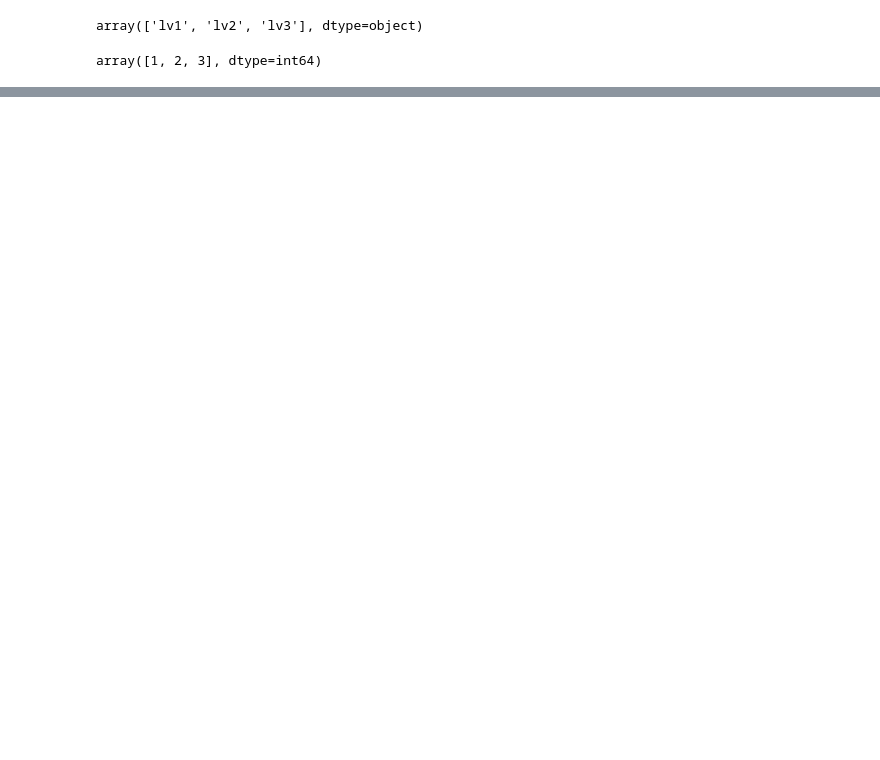
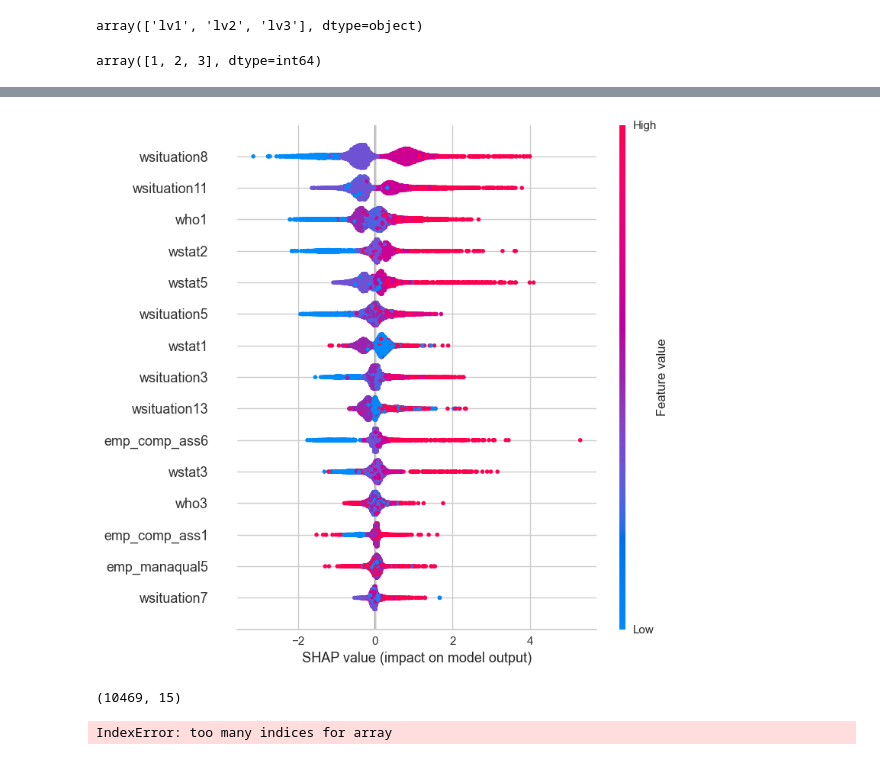
Before and after one commit to momoT2/2-project, a Jupyter notebook: Gradient Boosting.ipynb, the cells around one changed output, grey strips where cells are left out. Saved outputs shown, nothing was run; the diff lists cells and outputs as text; code cells hidden in the pictures; blank space fills up the shorter version.

```diff
--- a/Gradient Boosting.ipynb
+++ b/Gradient Boosting.ipynb
@@ -182,0 +266,8 @@ best = compare_models(fold=10, sort='AUC')
+# %%
+from sklearn.model_selection import cross_validate
+from lightgbm import LGBMClassifier
+
+lgb = LGBMClassifier(random_state=42)
+scores = cross_validate(lgb, X_train, y_train, return_train_score=True,
+                        n_jobs = -1, cv = 10)
+print(scores)
@@ -182,0 +280,3 @@ best = compare_models(fold=10, sort='AUC')
+# %%
+# 훈련 전체 데이터로 학습
+lgb.fit(X_train, y_train)
@@ -182,0 +298,2 @@ best = compare_models(fold=10, sort='AUC')
+# %%
+final_model = lgb.fit(X_train, y_train)
@@ -182,0 +309,5 @@ best = compare_models(fold=10, sort='AUC')
+# %%
+import shap
+explainer = shap.TreeExplainer(final_model)
+shap_values = explainer(X_train)
+shap_values
@@ -182,0 +332,14 @@ best = compare_models(fold=10, sort='AUC')
+# %%
+# 해석 교수님 피드백 받기
+shap.summary_plot(shap_values, X_train)
+# %% [output]
+[figure, added]
+# %%
+print(shap_values.shape)
+# %% [output]
+(10469, 15)
+# %%
+shap_values_class2 = shap_values[:, :, 2]
+print(shap_values_class2.shape)
+# %% [output]
+IndexError: too many indices for array
```
Also changed, not shown: parts of 30 cells of this notebook, 2 other files.
